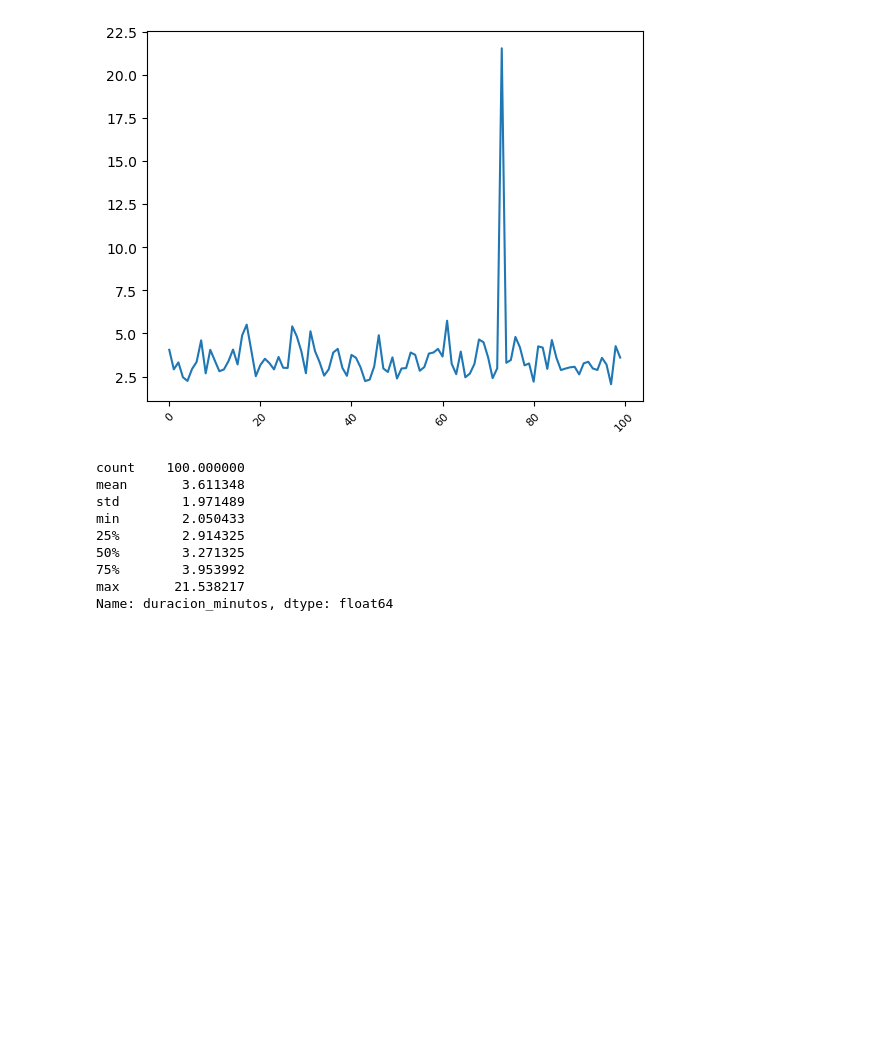
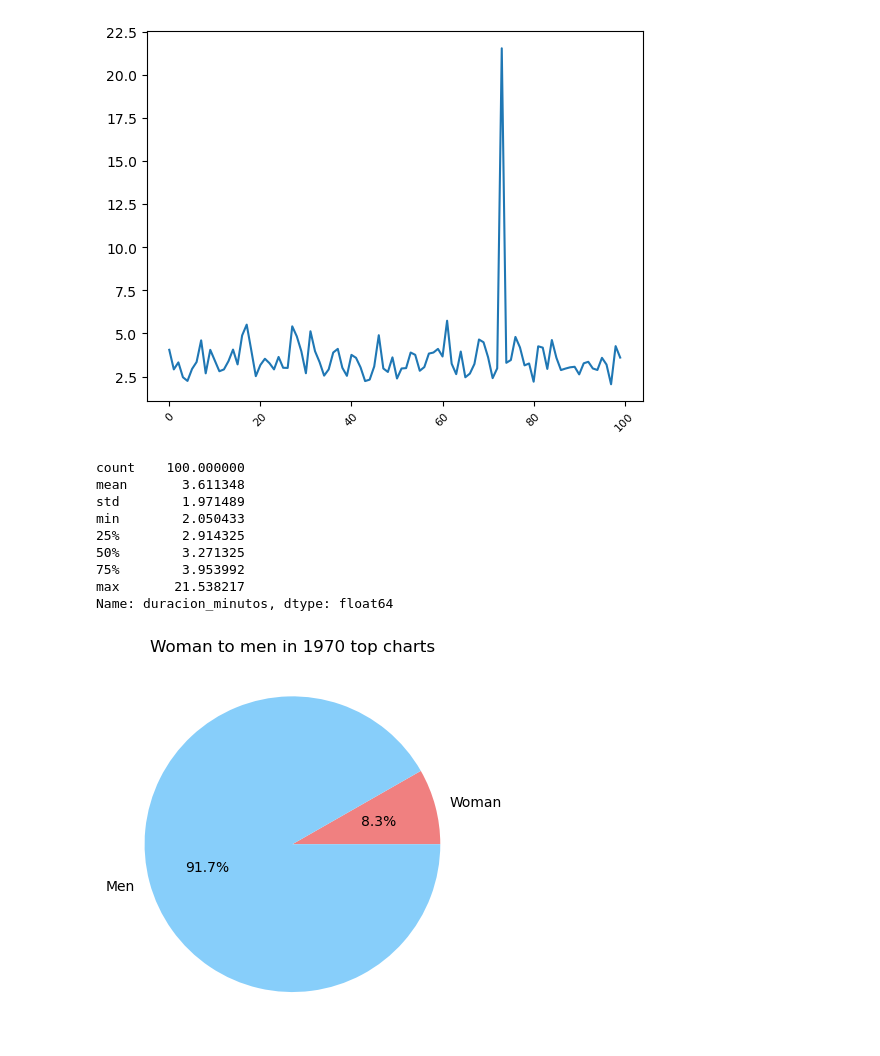
Before and after one commit to JCastillo1997/Rise-and-Fall-of-the-Genres, a Jupyter notebook: Extraction_1970.ipynb, the cells around one changed output. Cells and saved outputs as stored; diff of their text form; code cells hidden in the pictures; blank space fills up the shorter version.

Commit message:
introduction of multiple graphs to men to woman and black woman to woman ratios

```diff
--- a/Extraction_1970.ipynb
+++ b/Extraction_1970.ipynb
@@ -113,3 +113,13 @@ min        2.050433
 75%        3.953992
 max       21.538217
 Name: duracion_minutos, dtype: float64
+# %%
+plt.title('Woman to men in 1970 top charts')
+sizes = [9, 100]  # Porcentajes de cada categoría
+labels = ['Woman', 'Men']
+colors=['lightcoral','lightskyblue']
+
+plt.pie(sizes,colors=colors, labels=labels, autopct='%1.1f%%')  # Crear el gráfico circular
+plt.show()
+# %% [output]
+[figure, added]
```
Also changed, not shown: parts of 1 cell of this notebook, 1 other file.
